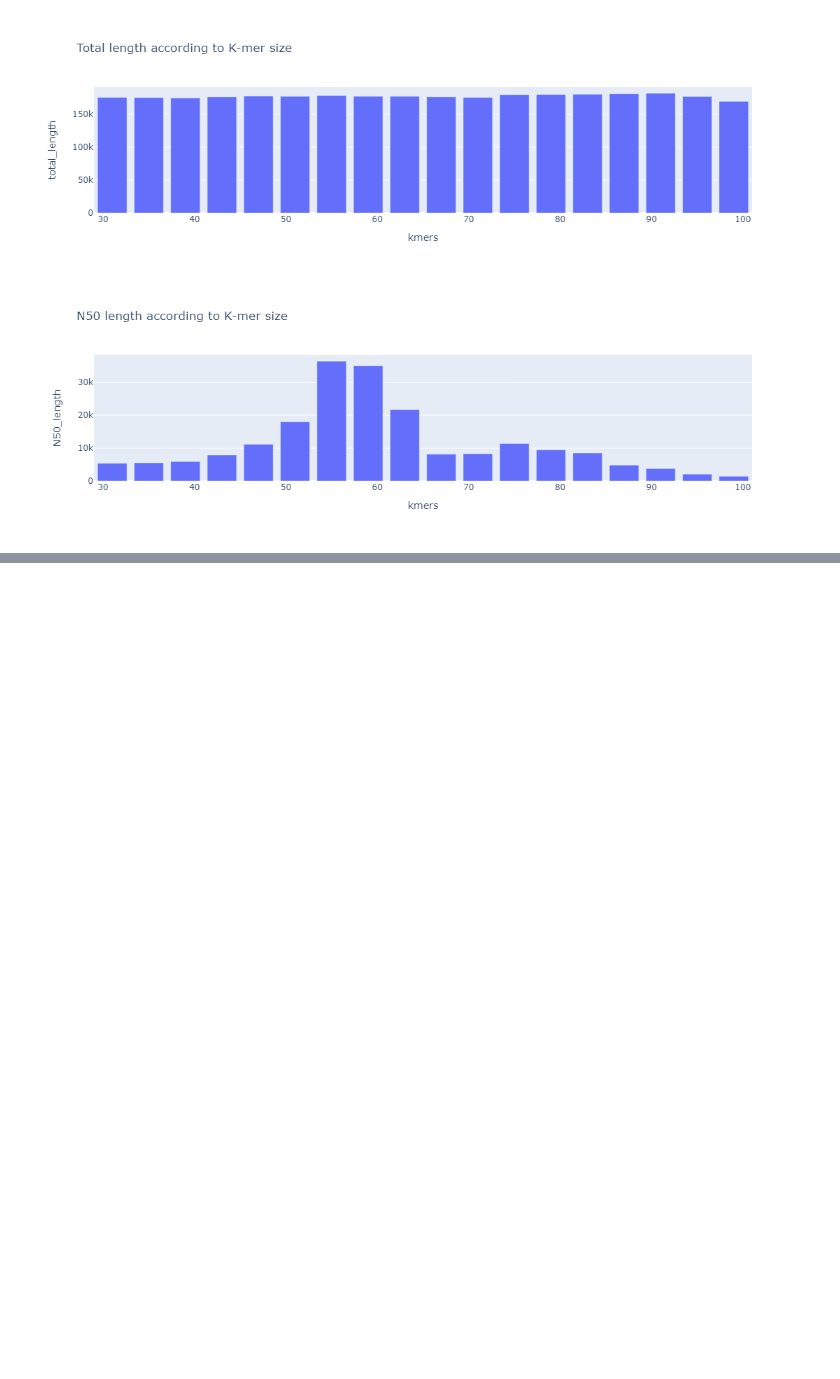
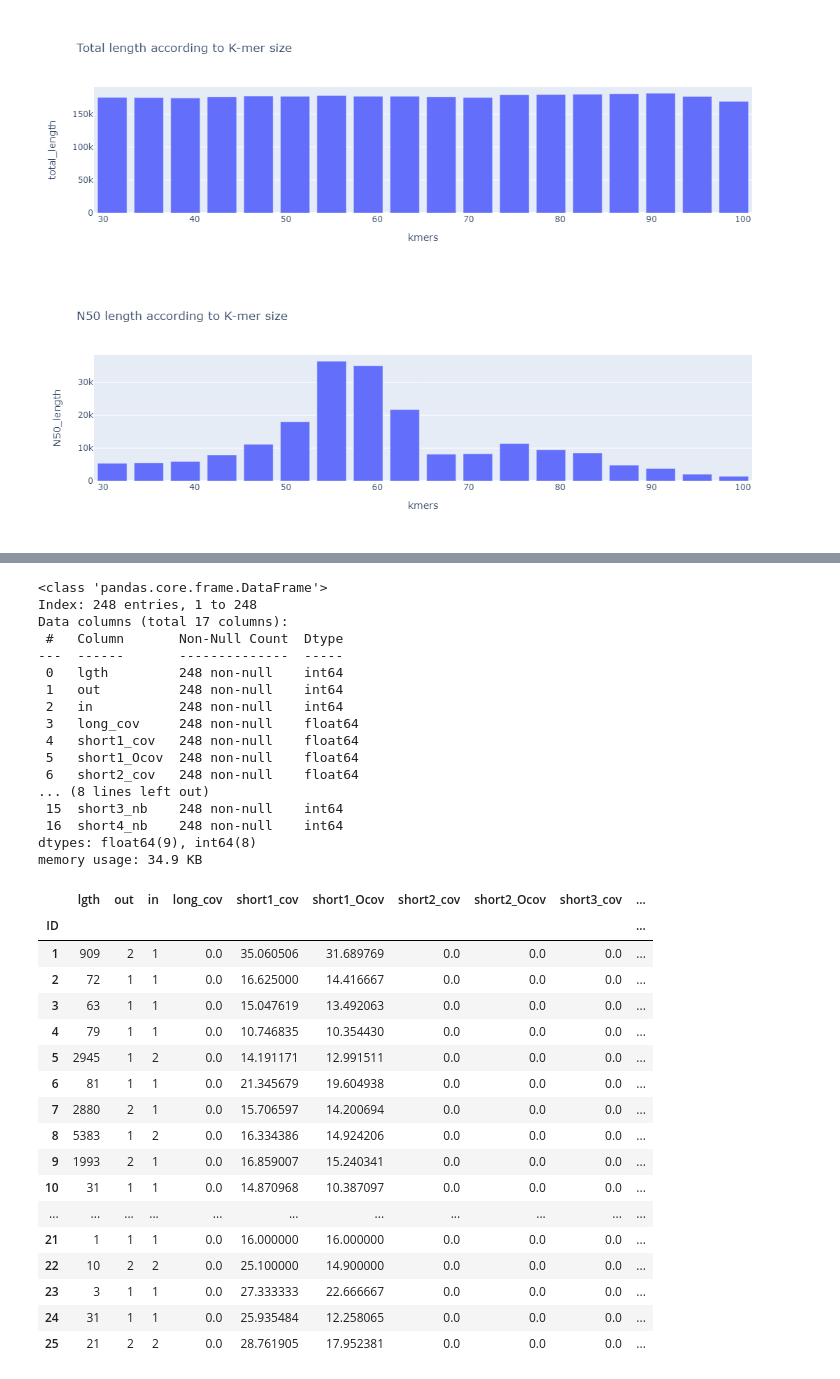
Before and after one commit to chloea31/personal_project, a Jupyter notebook: notebooks/velvet/Velvet_analysis.ipynb, the cells around one changed output, grey strips where cells are left out. Saved outputs shown, nothing was run; the diff lists cells and outputs as text; code cells hidden in the pictures; blank space fills up the shorter version.

```diff
--- a/notebooks/velvet/Velvet_analysis.ipynb
+++ b/notebooks/velvet/Velvet_analysis.ipynb
@@ -175,0 +228,40 @@ There would be an optimum value of k which would balance these effects. For our
+# %%
+stats_31 = pd.read_csv("../../reports/velvet/assembly/test_k_mers_31/stats.txt", sep = "\t", index_col = 0)
+stats_31.info()
+stats_31.head(25)
+# %% [output]
+<class 'pandas.core.frame.DataFrame'>
+Index: 248 entries, 1 to 248
+Data columns (total 17 columns):
+ #   Column       Non-Null Count  Dtype
+---  ------       --------------  -----
+ 0   lgth         248 non-null    int64
+ 1   out          248 non-null    int64
+ 2   in           248 non-null    int64
+ 3   long_cov     248 non-null    float64
+ 4   short1_cov   248 non-null    float64
+ 5   short1_Ocov  248 non-null    float64
+ 6   short2_cov   248 non-null    float64
+... (8 lines left out)
+ 15  short3_nb    248 non-null    int64
+ 16  short4_nb    248 non-null    int64
+dtypes: float64(9), int64(8)
+memory usage: 34.9 KB
+|  | lgth | out | in | long_cov | short1_cov | short1_Ocov | short2_cov | short2_Ocov | short3_cov | ... |
+| ID |  |  |  |  |  |  |  |  |  | ... |
+| 1 | 909 | 2 | 1 | 0.0 | 35.060506 | 31.689769 | 0.0 | 0.0 | 0.0 | ... |
+| 2 | 72 | 1 | 1 | 0.0 | 16.625000 | 14.416667 | 0.0 | 0.0 | 0.0 | ... |
+| 3 | 63 | 1 | 1 | 0.0 | 15.047619 | 13.492063 | 0.0 | 0.0 | 0.0 | ... |
+| 4 | 79 | 1 | 1 | 0.0 | 10.746835 | 10.354430 | 0.0 | 0.0 | 0.0 | ... |
+| 5 | 2945 | 1 | 2 | 0.0 | 14.191171 | 12.991511 | 0.0 | 0.0 | 0.0 | ... |
+| 6 | 81 | 1 | 1 | 0.0 | 21.345679 | 19.604938 | 0.0 | 0.0 | 0.0 | ... |
+| 7 | 2880 | 2 | 1 | 0.0 | 15.706597 | 14.200694 | 0.0 | 0.0 | 0.0 | ... |
+| 8 | 5383 | 1 | 2 | 0.0 | 16.334386 | 14.924206 | 0.0 | 0.0 | 0.0 | ... |
+| 9 | 1993 | 2 | 1 | 0.0 | 16.859007 | 15.240341 | 0.0 | 0.0 | 0.0 | ... |
+| 10 | 31 | 1 | 1 | 0.0 | 14.870968 | 10.387097 | 0.0 | 0.0 | 0.0 | ... |
+| ... | ... | ... | ... | ... | ... | ... | ... | ... | ... | ... |
+| 21 | 1 | 1 | 1 | 0.0 | 16.000000 | 16.000000 | 0.0 | 0.0 | 0.0 | ... |
+| 22 | 10 | 2 | 2 | 0.0 | 25.100000 | 14.900000 | 0.0 | 0.0 | 0.0 | ... |
+| 23 | 3 | 1 | 1 | 0.0 | 27.333333 | 22.666667 | 0.0 | 0.0 | 0.0 | ... |
+| 24 | 31 | 1 | 1 | 0.0 | 25.935484 | 12.258065 | 0.0 | 0.0 | 0.0 | ... |
+| 25 | 21 | 2 | 2 | 0.0 | 28.761905 | 17.952381 | 0.0 | 0.0 | 0.0 | ... |
```
Also changed, not shown: parts of 7 cells of this notebook, 1 other file.
